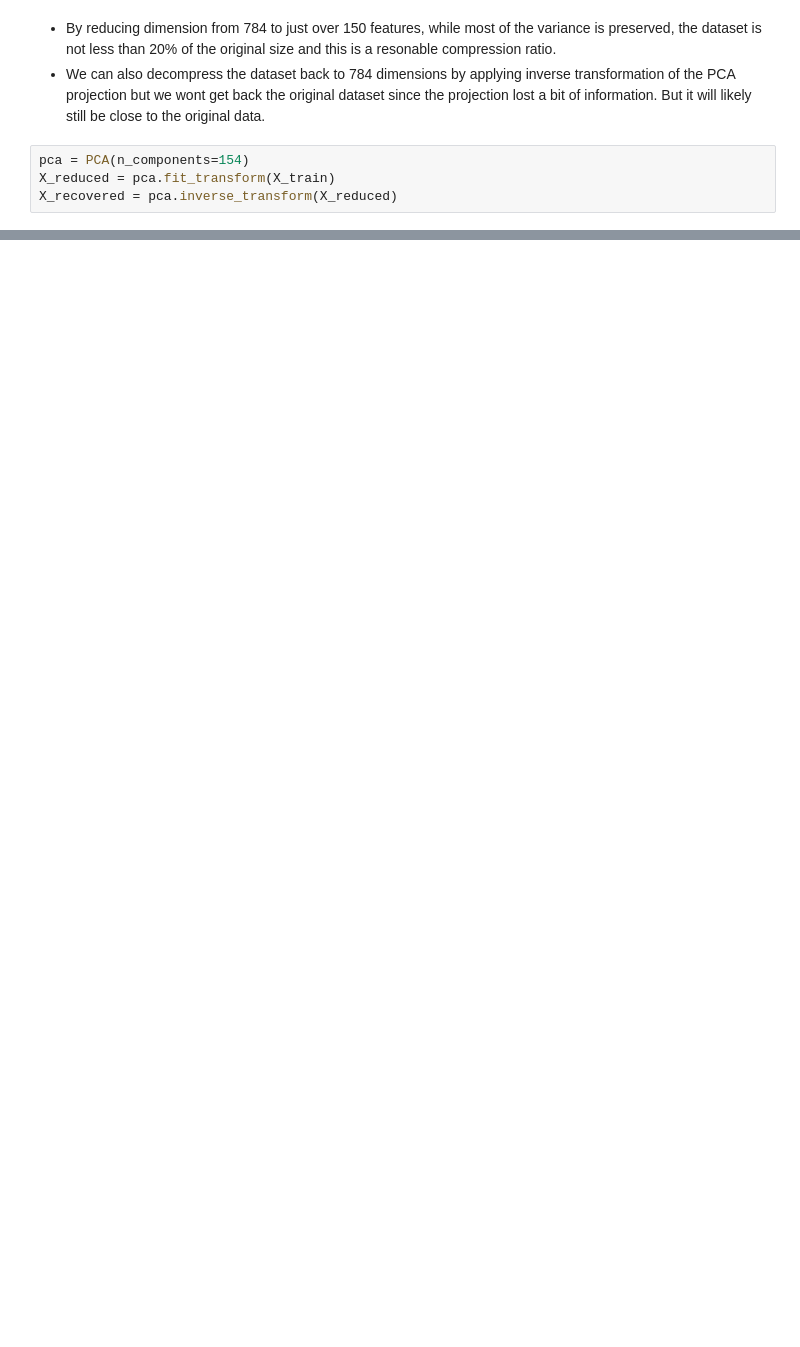
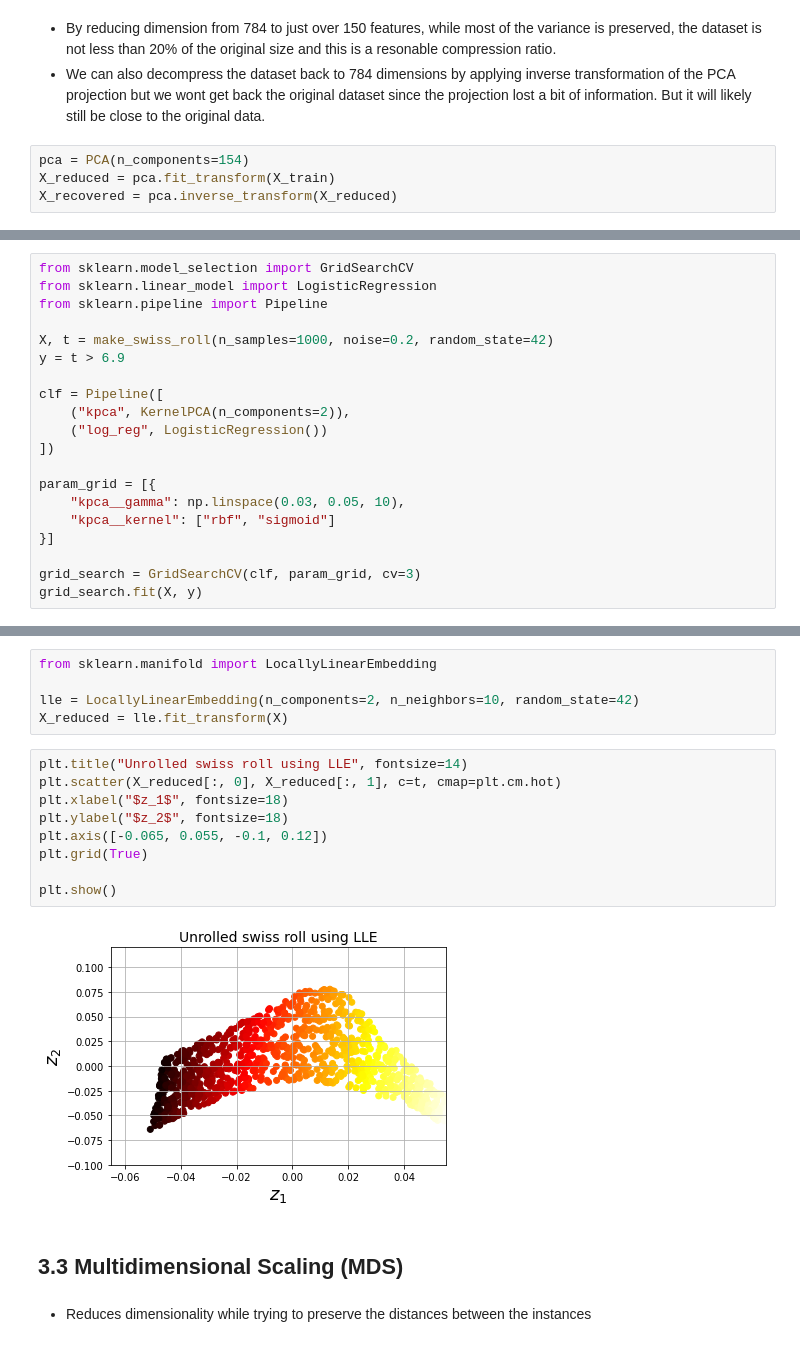
Before and after one commit to Joanna-Khek/Hands_On_ML, a Jupyter notebook: Chapter 8 -Dimensionality Reduction/dimension-reduction.ipynb, the cells around one changed output, grey strips where cells are left out. Saved outputs shown, nothing was run; the diff lists cells and outputs as text; blank space fills up the shorter version.

```diff
--- a/Chapter 8 -Dimensionality Reduction/dimension-reduction.ipynb
+++ b/Chapter 8 -Dimensionality Reduction/dimension-reduction.ipynb
@@ -173,0 +231,20 @@ X_recovered = pca.inverse_transform(X_reduced)
+# %%
+from sklearn.model_selection import GridSearchCV
+from sklearn.linear_model import LogisticRegression
+from sklearn.pipeline import Pipeline
+
+X, t = make_swiss_roll(n_samples=1000, noise=0.2, random_state=42)
+y = t > 6.9
+
+clf = Pipeline([
+    ("kpca", KernelPCA(n_components=2)),
+    ("log_reg", LogisticRegression())
+])
+
+param_grid = [{
+    "kpca__gamma": np.linspace(0.03, 0.05, 10),
+    "kpca__kernel": ["rbf", "sigmoid"]
+}]
+
+grid_search = GridSearchCV(clf, param_grid, cv=3)
+grid_search.fit(X, y)
@@ -173,0 +282,20 @@ X_recovered = pca.inverse_transform(X_reduced)
+# %%
+from sklearn.manifold import LocallyLinearEmbedding
+
+lle = LocallyLinearEmbedding(n_components=2, n_neighbors=10, random_state=42)
+X_reduced = lle.fit_transform(X)
+# %%
+plt.title("Unrolled swiss roll using LLE", fontsize=14)
+plt.scatter(X_reduced[:, 0], X_reduced[:, 1], c=t, cmap=plt.cm.hot)
+plt.xlabel("$z_1$", fontsize=18)
+plt.ylabel("$z_2$", fontsize=18)
+plt.axis([-0.065, 0.055, -0.1, 0.12])
+plt.grid(True)
+
+plt.show()
+# %% [output]
+[figure, added]
+# %% [markdown]
+## 3.3 Multidimensional Scaling (MDS)
+# %% [markdown]
+- Reduces dimensionality while trying to preserve the distances between the instances
```
Also changed, not shown: parts of 59 cells of this notebook.
